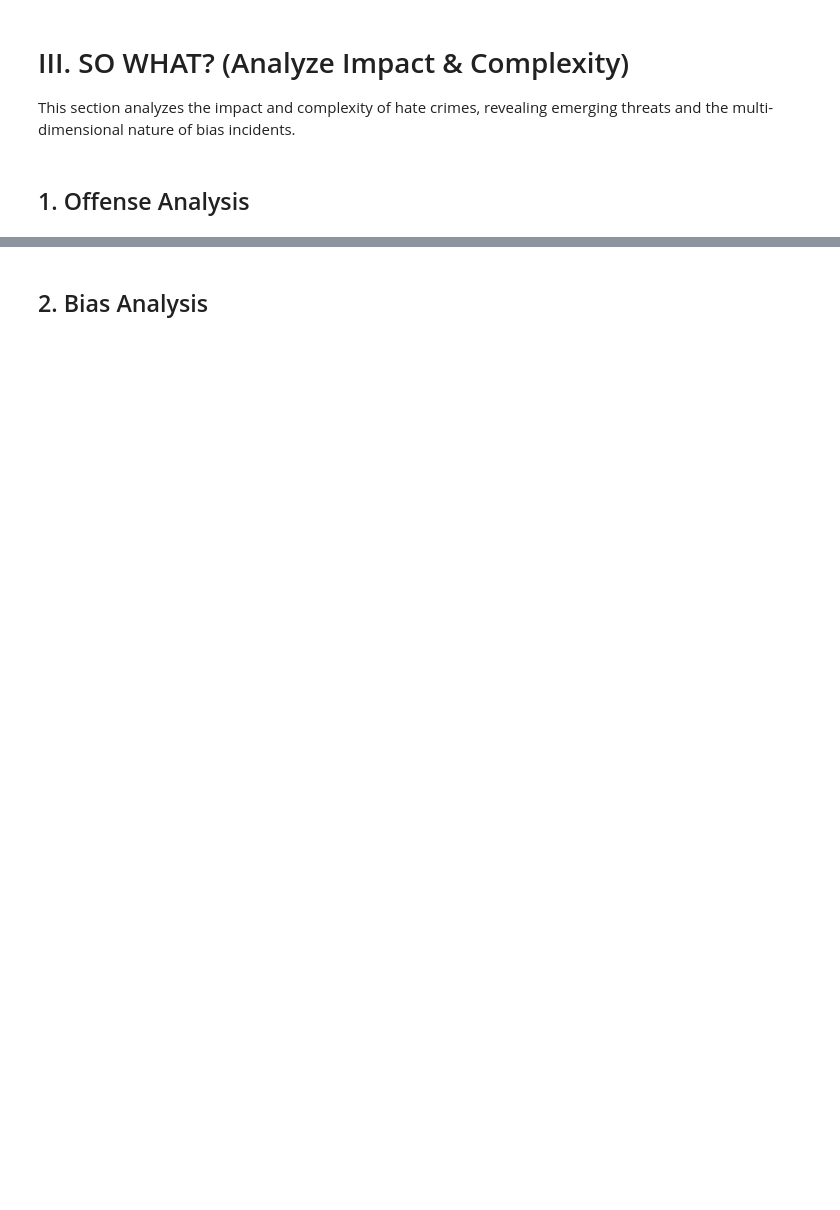
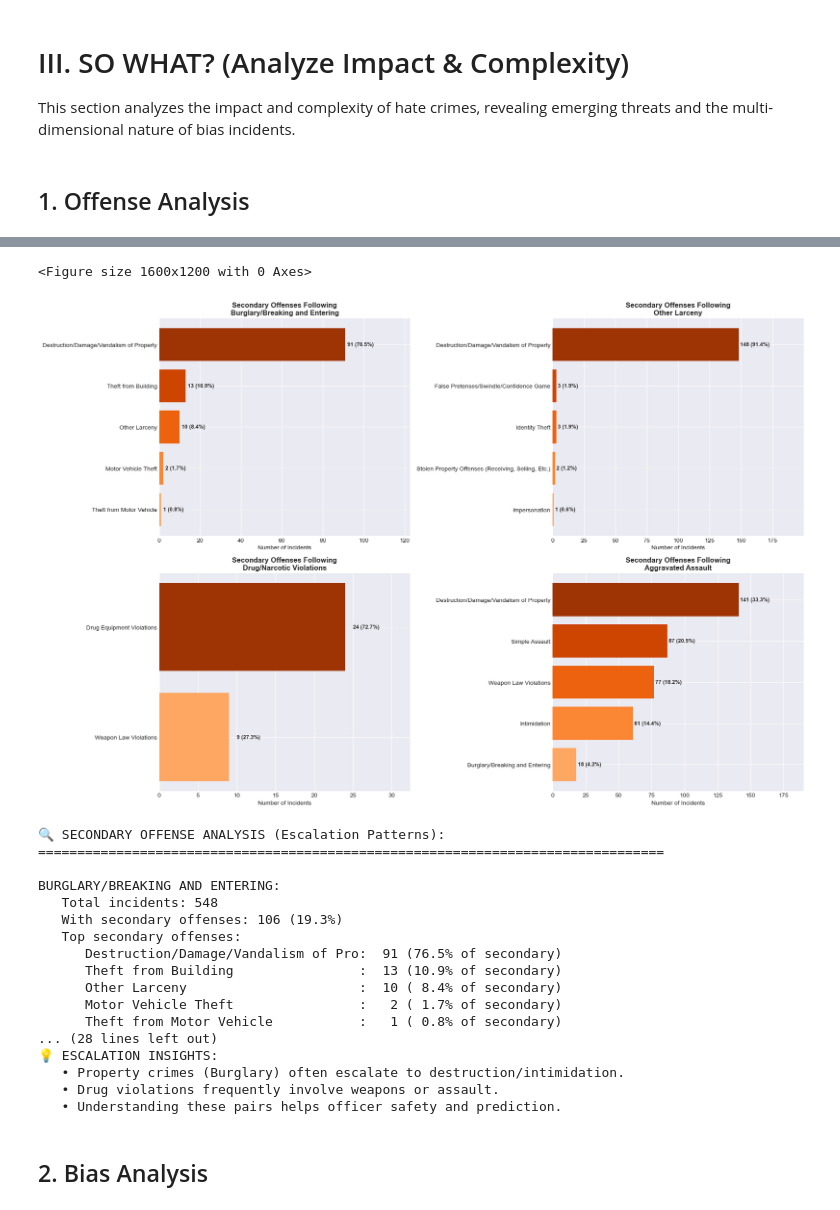
Before and after one commit to yamik1ra/DPnV_Group5_DSEB, a Jupyter notebook: notebooks/storytelling.ipynb, the cells around one changed output, grey strips where cells are left out. Drawn from its saved outputs; the diff is of its cells as text; code cells hidden in the pictures; blank space fills up the shorter version.

```diff
--- a/notebooks/storytelling.ipynb
+++ b/notebooks/storytelling.ipynb
@@ -700,2 +484,24 @@ BURGLARY/BREAKING AND ENTERING:
+# %%
+visualize.plot_secondary_escalation(df)
+# %% [output]
+<Figure size 1600x1200 with 0 Axes>
+[figure, added]
+🔍 SECONDARY OFFENSE ANALYSIS (Escalation Patterns):
+================================================================================
+
+BURGLARY/BREAKING AND ENTERING:
+   Total incidents: 548
+   With secondary offenses: 106 (19.3%)
+   Top secondary offenses:
+      Destruction/Damage/Vandalism of Pro:  91 (76.5% of secondary)
+      Theft from Building                :  13 (10.9% of secondary)
+      Other Larceny                      :  10 ( 8.4% of secondary)
+      Motor Vehicle Theft                :   2 ( 1.7% of secondary)
+      Theft from Motor Vehicle           :   1 ( 0.8% of secondary)
+... (28 lines left out)
+💡 ESCALATION INSIGHTS:
+   • Property crimes (Burglary) often escalate to destruction/intimidation.
+   • Drug violations frequently involve weapons or assault.
+   • Understanding these pairs helps officer safety and prediction.
 # %% [markdown]
 ## 2. Bias Analysis
```
Also changed, not shown: parts of 28 cells of this notebook, 2 other files.
